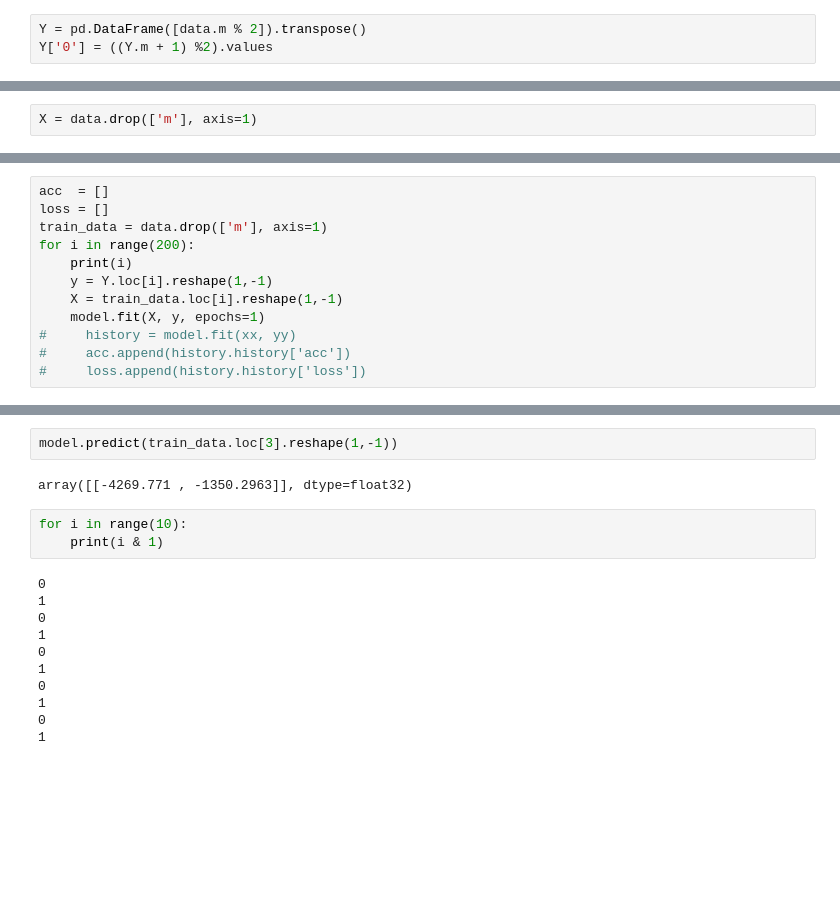
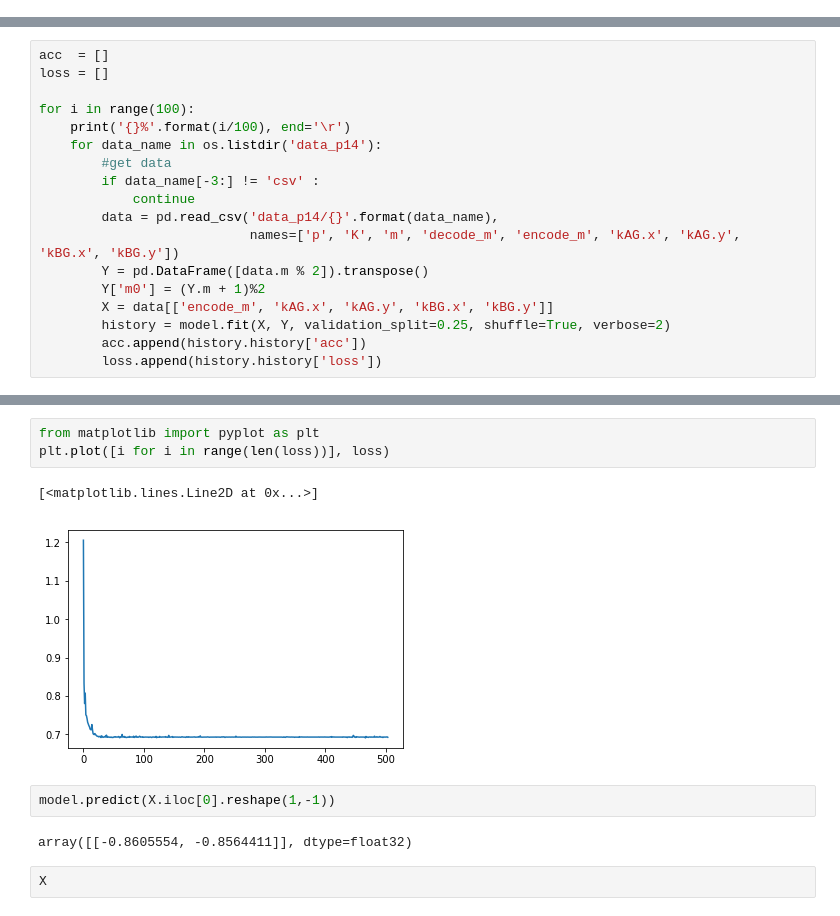
Before and after one commit to beckroach/ECC, a Jupyter notebook: train_data.ipynb, the cells around one changed output, grey strips where cells are left out. Cells and saved outputs as stored; diff of their text form; blank space fills up the shorter version.

```diff
--- a/train_data.ipynb
+++ b/train_data.ipynb
@@ -24,6 +59,3 @@ model.add(Dropout(0.5))
 model.add(Dense(2))
 
 model.compile(loss='categorical_crossentropy', optimizer='adam', metrics=['accuracy'])
-# %%
-Y = pd.DataFrame([data.m % 2]).transpose()
-Y['0'] = ((Y.m + 1) %2).values
@@ -39,2 +61,0 @@ Y.head()
-# %%
-X = data.drop(['m'], axis=1)
@@ -45,12 +61,0 @@ train_data.loc[3].reshape(1,-1).shape
-# %%
-acc  = []
-loss = []
-train_data = data.drop(['m'], axis=1)
-for i in range(200):
-    print(i)
-    y = Y.loc[i].reshape(1,-1)
-    X = train_data.loc[i].reshape(1,-1)
-    model.fit(X, y, epochs=1)
-#     history = model.fit(xx, yy)
-#     acc.append(history.history['acc'])
-#     loss.append(history.history['loss'])
@@ -75,0 +82,18 @@ Epoch 1/1
+# %%
+acc  = []
+loss = []
+
+for i in range(100):
+    print('{}%'.format(i/100), end='\r')
+    for data_name in os.listdir('data_p14'):
+        #get data
+        if data_name[-3:] != 'csv' :
+            continue
+        data = pd.read_csv('data_p14/{}'.format(data_name),
+                           names=['p', 'K', 'm', 'decode_m', 'encode_m', 'kAG.x', 'kAG.y', 'kBG.x', 'kBG.y'])
+        Y = pd.DataFrame([data.m % 2]).transpose()
+        Y['m0'] = (Y.m + 1)%2
+        X = data[['encode_m', 'kAG.x', 'kAG.y', 'kBG.x', 'kBG.y']]
+        history = model.fit(X, Y, validation_split=0.25, shuffle=True, verbose=2)
+        acc.append(history.history['acc'])
+        loss.append(history.history['loss'])
@@ -76,18 +119,12 @@ Epoch 1/1
+# %%
+from matplotlib import pyplot as plt
+plt.plot([i for i in range(len(loss))], loss)
+# %% [output]
+[<matplotlib.lines.Line2D at 0x...>]
+[figure, added]
 # %%
-model.predict(train_data.loc[3].reshape(1,-1))
+model.predict(X.iloc[0].reshape(1,-1))
 # %% [output]
-array([[-4269.771 , -1350.2963]], dtype=float32)
+array([[-0.8605554, -0.8564411]], dtype=float32)
-# %%
-for i in range(10):
-    print(i & 1)
-# %% [output]
-0
-1
-0
-1
-0
-1
-0
-1
-0
-1
+# %%
+X
```
Also changed, not shown: parts of 14 cells of this notebook, 3 other files.
